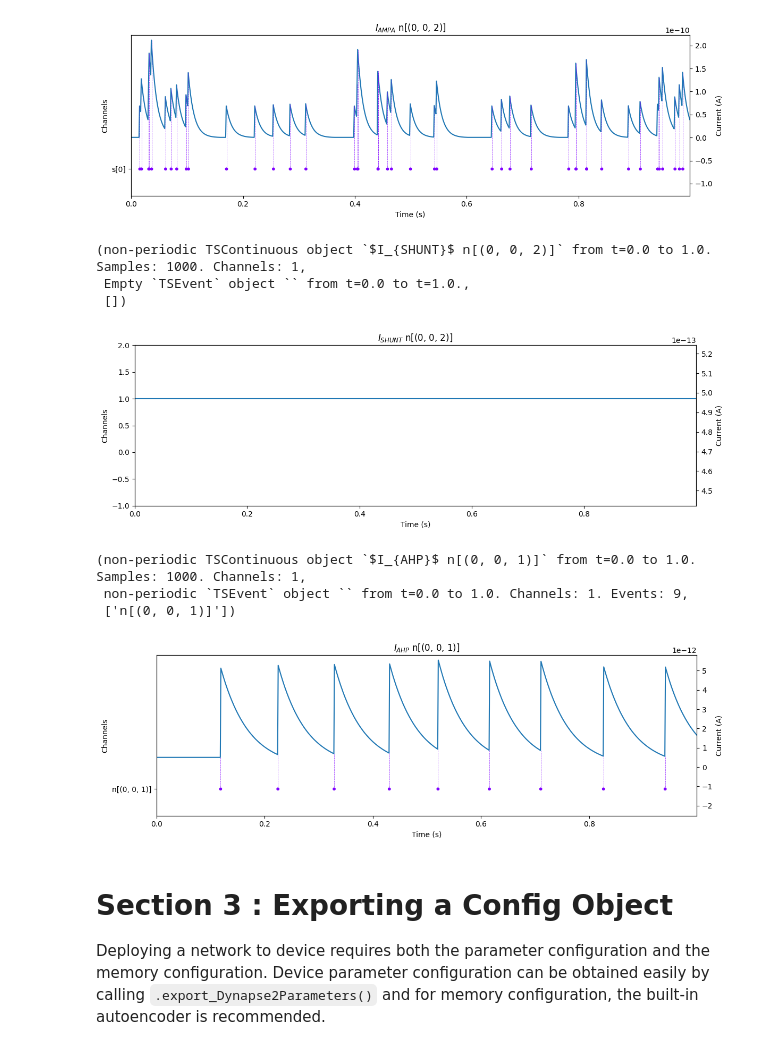
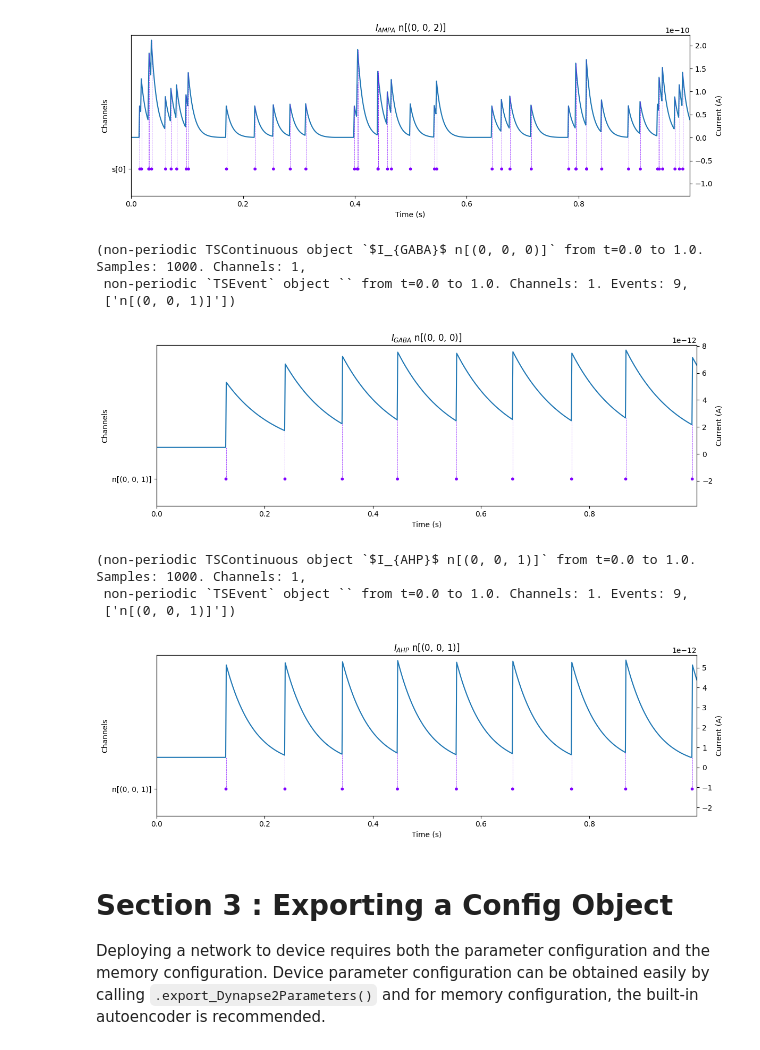
Before and after one commit to synsense/rockpool, a Jupyter notebook: docs/devices/DynapSE/dynapsim_tutorial.ipynb, the cells around one changed output. Saved outputs shown, nothing was run; the diff lists cells and outputs as text; code cells hidden in the pictures.

```diff
--- a/docs/devices/DynapSE/dynapsim_tutorial.ipynb
+++ b/docs/devices/DynapSE/dynapsim_tutorial.ipynb
@@ -476,7 +476,7 @@ out, state, record_dict = model(spikes_in, record=True)
 # %% [markdown]
 ### The output Spikes
 # %%
-spike_ts_out = TSEvent.from_raster(out, name="Output spikes", periodic=True, dt=dt)
+spike_ts_out = TSEvent.from_raster(out[0], name="Output spikes", periodic=True, dt=dt)
 spike_ts_out.plot()
 # %% [output]
 <matplotlib.collections.PathCollection at 0x...>
@@ -545,17 +545,17 @@ Figure.plot_Isyn_trace(
 # %%
 Figure.plot_Isyn_trace(
     input_ts=spike_ts_in,
     output_ts=spike_ts_out,
     record_dict=record_dict["1_DynapSim"],
-    post=(0, 0, 2),
-    syn_name="SHUNT",
+    post=(0, 0, 0),
+    syn_name="GABA",
     router=simconfig.router,
 )
 # %% [output]
-(non-periodic TSContinuous object `$I_{SHUNT}$ n[(0, 0, 2)]` from t=0.0 to 1.0. Samples: 1000. Channels: 1,
- Empty `TSEvent` object `` from t=0.0 to t=1.0.,
- [])
+(non-periodic TSContinuous object `$I_{GABA}$ n[(0, 0, 0)]` from t=0.0 to 1.0. Samples: 1000. Channels: 1,
+ non-periodic `TSEvent` object `` from t=0.0 to 1.0. Channels: 1. Events: 9,
+ ['n[(0, 0, 1)]'])
-[figure, old version]
+[figure, new version]
 # %%
 Figure.plot_Isyn_trace(
     input_ts=spike_ts_in,
@@ -569,7 +569,7 @@ Figure.plot_Isyn_trace(
 (non-periodic TSContinuous object `$I_{AHP}$ n[(0, 0, 1)]` from t=0.0 to 1.0. Samples: 1000. Channels: 1,
  non-periodic `TSEvent` object `` from t=0.0 to 1.0. Channels: 1. Events: 9,
  ['n[(0, 0, 1)]'])
-[figure, old version]
+[figure, new version]
 # %% [markdown]
 # Section 3 : Exporting a Config Object
 
```
Also changed, not shown: parts of 6 cells of this notebook.
